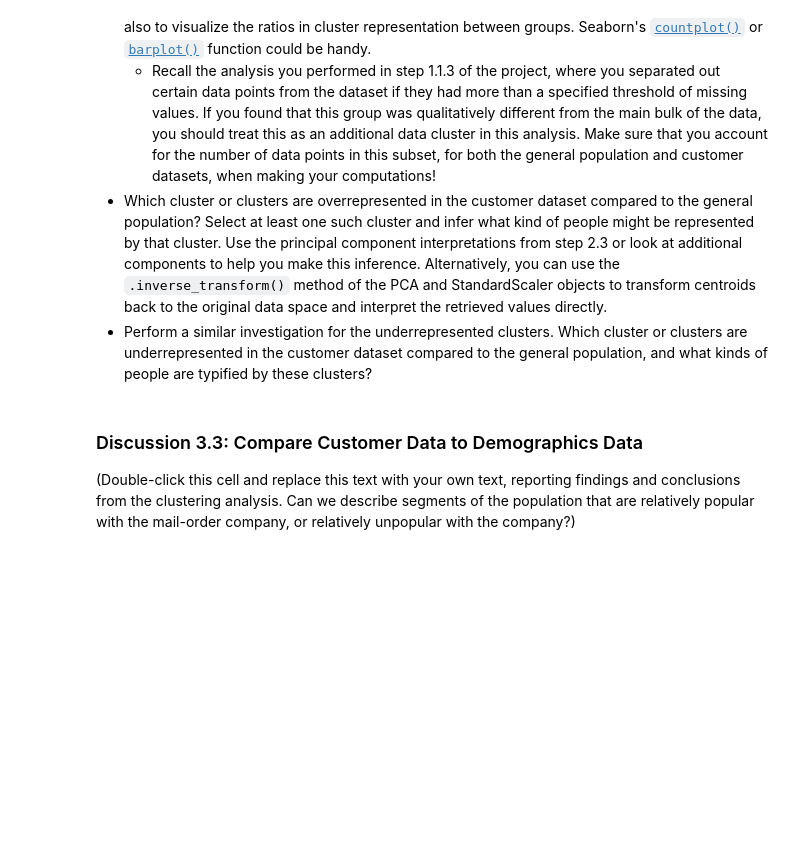
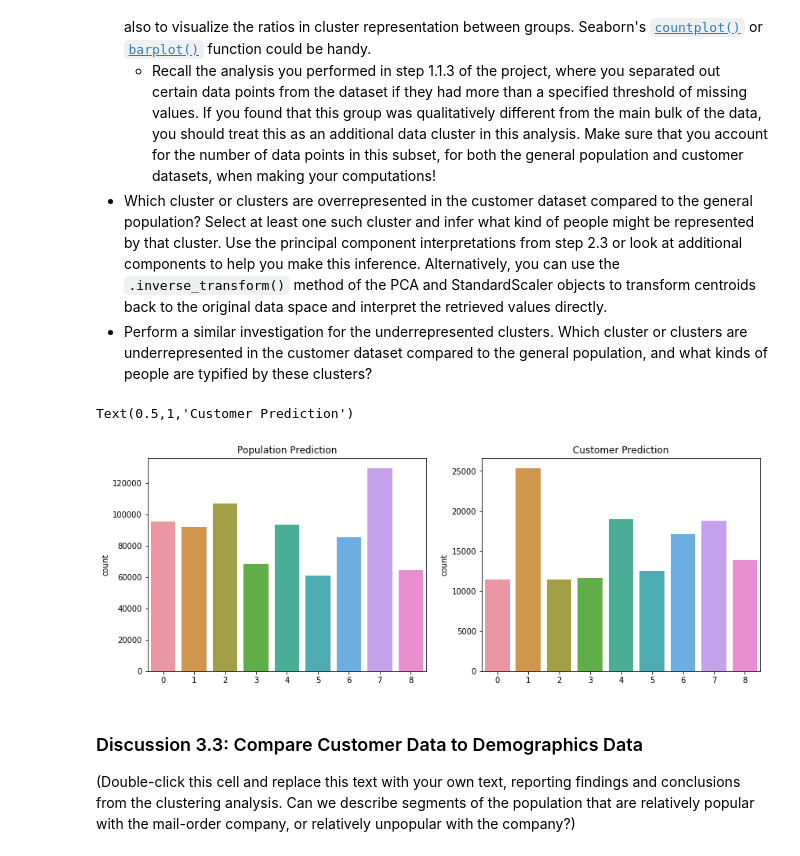
Before and after one commit to AhmedAlsudairi/Identify-Customer-Segments, a Jupyter notebook: Identify_Customer_Segments.ipynb, the cells around one changed output. Cells and saved outputs as stored; diff of their text form; code cells hidden in the pictures; blank space fills up the shorter version.

Commit message:
plotting and comparing between population and customer predection clustring

```diff
--- a/Identify_Customer_Segments.ipynb
+++ b/Identify_Customer_Segments.ipynb
@@ -844,6 +844,19 @@ Take a look at the following points in this step:
 # %%
 # Compare the proportion of data in each cluster for the customer data to the
 # proportion of data in each cluster for the general population.
+
+predict_customers = model_population.predict(customers_pca)
+
+figure, axs = plt.subplots(nrows = 1, ncols = 2, figsize= (14,5))
+
+sns.countplot(predict_population, ax=axs[0])
+axs[0].set_title('Population Prediction')
+
+sns.countplot(predict_customers, ax=axs[1])
+axs[1].set_title('Customer Prediction')
+# %% [output]
+Text(0.5,1,'Customer Prediction')
+[figure, added]
 # %%
 # What kinds of people are part of a cluster that is overrepresented in the
 # customer data compared to the general population?
```
